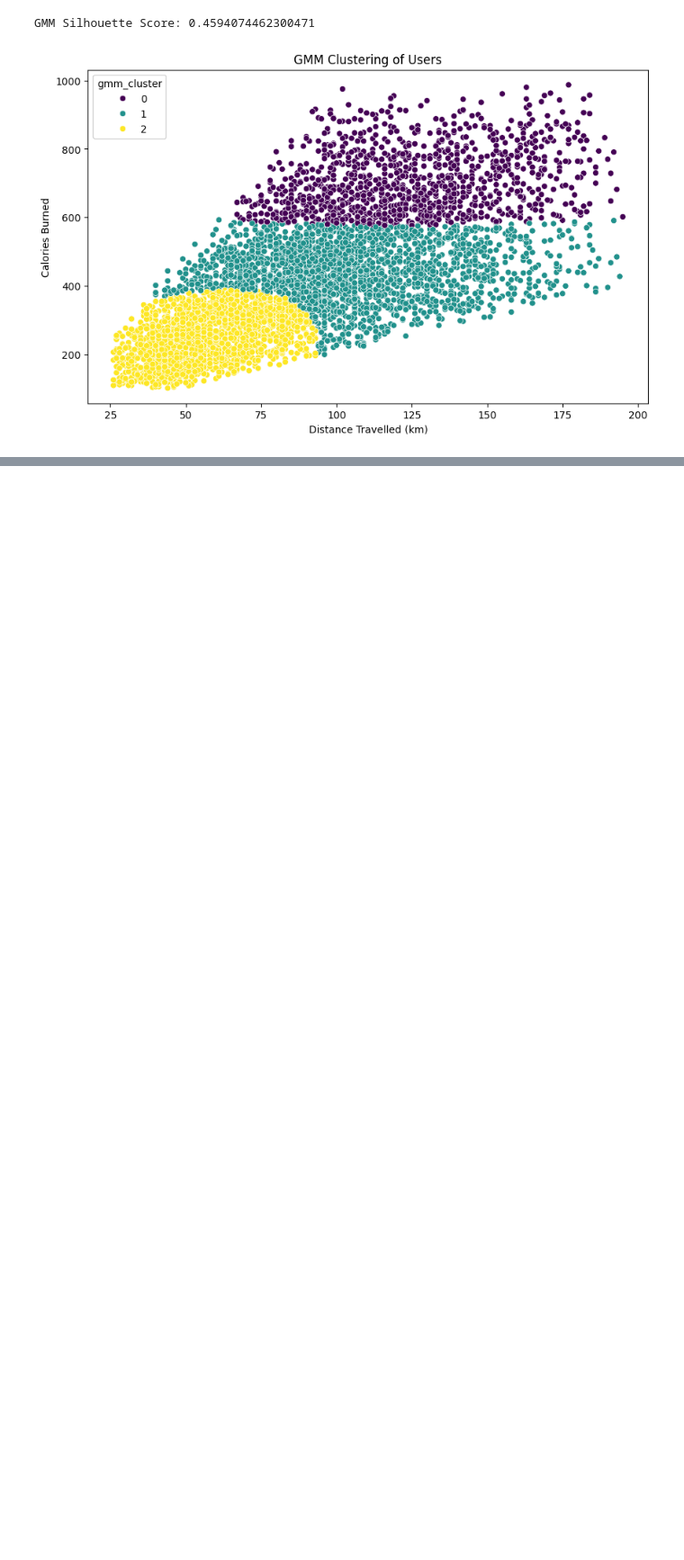
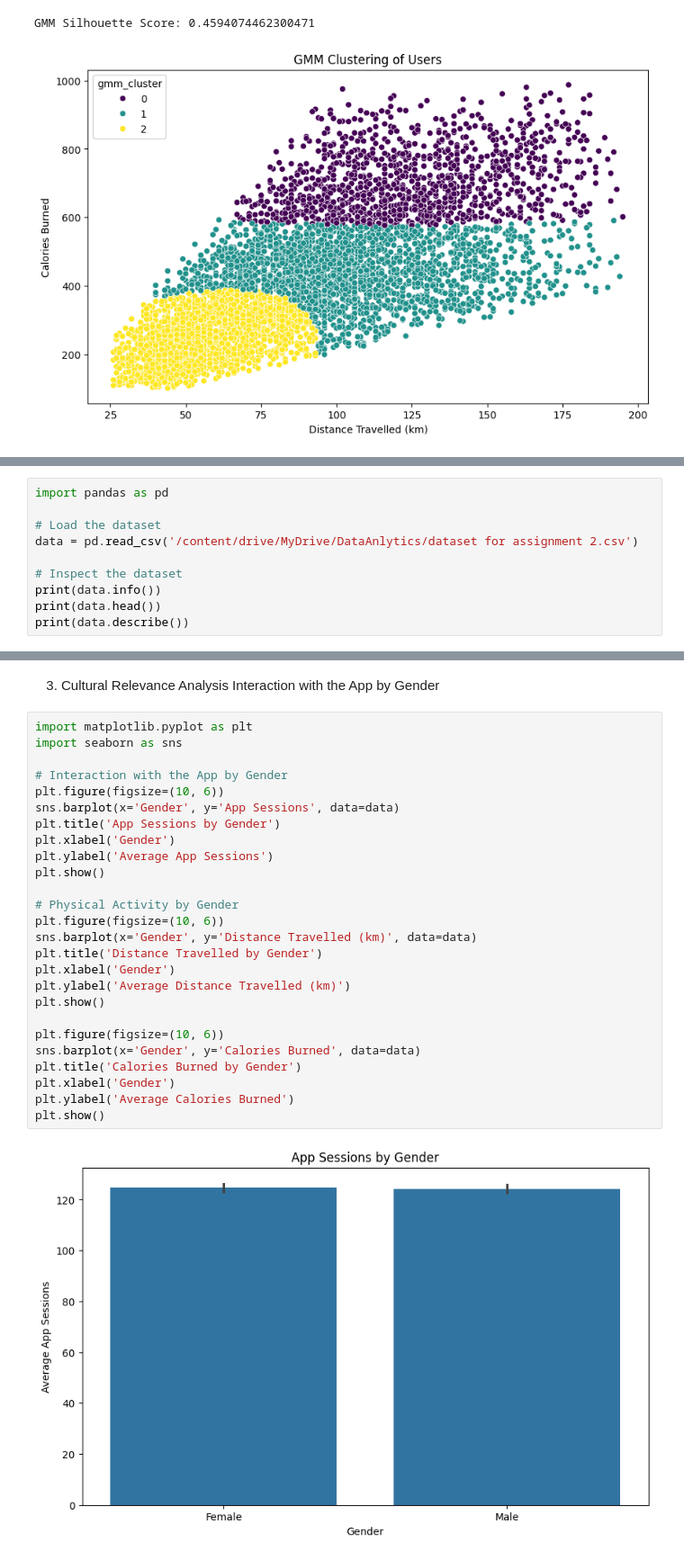
Before and after one commit to prabesh-tandukar/Data_Analystics_Prab, a Jupyter notebook: prabeshDataAnalytics.ipynb, the cells around one changed output, grey strips where cells are left out. Shown at 90% size. Drawn from its saved outputs; the diff is of its cells as text; blank space fills up the shorter version.

Commit message:
Final Data analytics assignment

```diff
--- a/prabeshDataAnalytics.ipynb
+++ b/prabeshDataAnalytics.ipynb
@@ -226,0 +231,10 @@ GMM Silhouette Score: 0.4594074462300471
+# %%
+import pandas as pd
+
+# Load the dataset
+data = pd.read_csv('/content/drive/MyDrive/DataAnlytics/dataset for assignment 2.csv')
+
+# Inspect the dataset
+print(data.info())
+print(data.head())
+print(data.describe())
@@ -226,0 +296,31 @@ GMM Silhouette Score: 0.4594074462300471
+# %% [markdown]
+3. Cultural Relevance Analysis
+Interaction with the App by Gender
+# %%
+import matplotlib.pyplot as plt
+import seaborn as sns
+
+# Interaction with the App by Gender
+plt.figure(figsize=(10, 6))
+sns.barplot(x='Gender', y='App Sessions', data=data)
+plt.title('App Sessions by Gender')
+plt.xlabel('Gender')
+plt.ylabel('Average App Sessions')
+plt.show()
+
+# Physical Activity by Gender
+plt.figure(figsize=(10, 6))
+sns.barplot(x='Gender', y='Distance Travelled (km)', data=data)
+plt.title('Distance Travelled by Gender')
+plt.xlabel('Gender')
+plt.ylabel('Average Distance Travelled (km)')
+plt.show()
+
+plt.figure(figsize=(10, 6))
+sns.barplot(x='Gender', y='Calories Burned', data=data)
+plt.title('Calories Burned by Gender')
+plt.xlabel('Gender')
+plt.ylabel('Average Calories Burned')
+plt.show()
+# %% [output]
+[figure, added]
```
Also changed, not shown: parts of 10 cells of this notebook.
